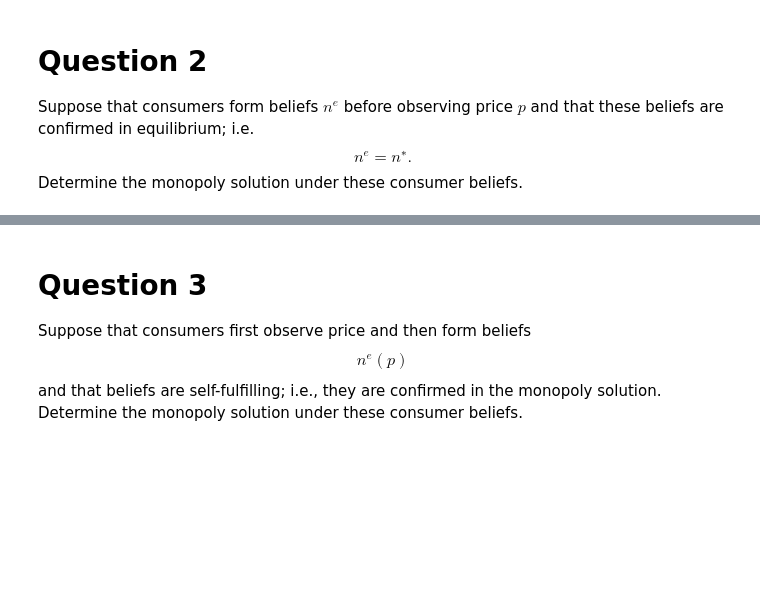
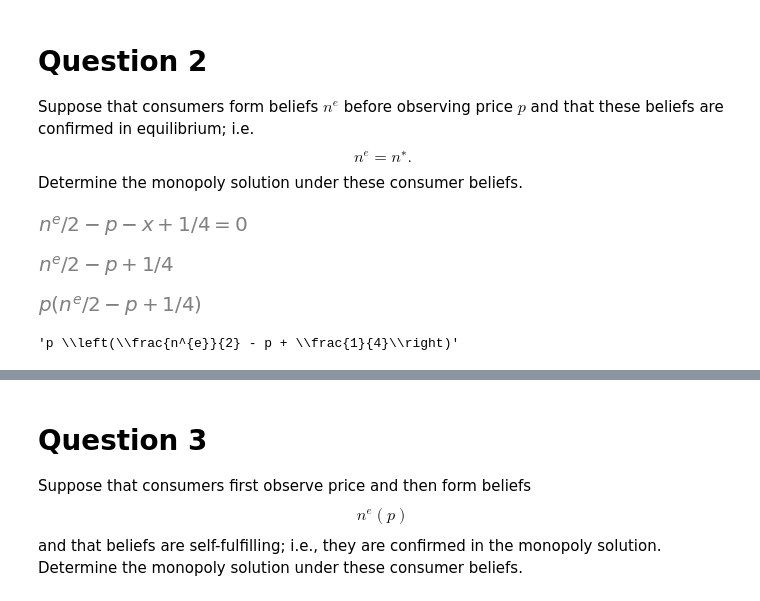
Before and after one commit to MECEN-TOURS/SI-2020-2021, a Jupyter notebook: exercice_introductif/Initial.ipynb, the cells around one changed output, grey strips where cells are left out. Drawn from its saved outputs; the diff is of its cells as text; code cells hidden in the pictures; blank space fills up the shorter version.

```diff
--- a/exercice_introductif/Initial.ipynb
+++ b/exercice_introductif/Initial.ipynb
@@ -94,3 +96,22 @@ profit.subs(p, 0)
 Suppose that consumers form beliefs $n^e$ before observing price $p$ and that these beliefs are confirmed in equilibrium; i.e.
 $$n^e=n^∗.$$
 Determine the monopoly solution under these consumer beliefs.
+# %%
+equation2 = sp.Eq(utilite_consommateur, 0)
+equation2
+# %% [output]
+[figure, added]
+# %%
+x2, = sp.solve(equation2, x)
+x2
+# %% [output]
+[figure, added]
+# %%
+profit2 = p * x2
+profit2
+# %% [output]
+[figure, added]
+# %%
+sp.latex(profit2)
+# %% [output]
+'p \\left(\\frac{n^{e}}{2} - p + \\frac{1}{4}\\right)'
```
Also changed, not shown: parts of 31 cells of this notebook.
